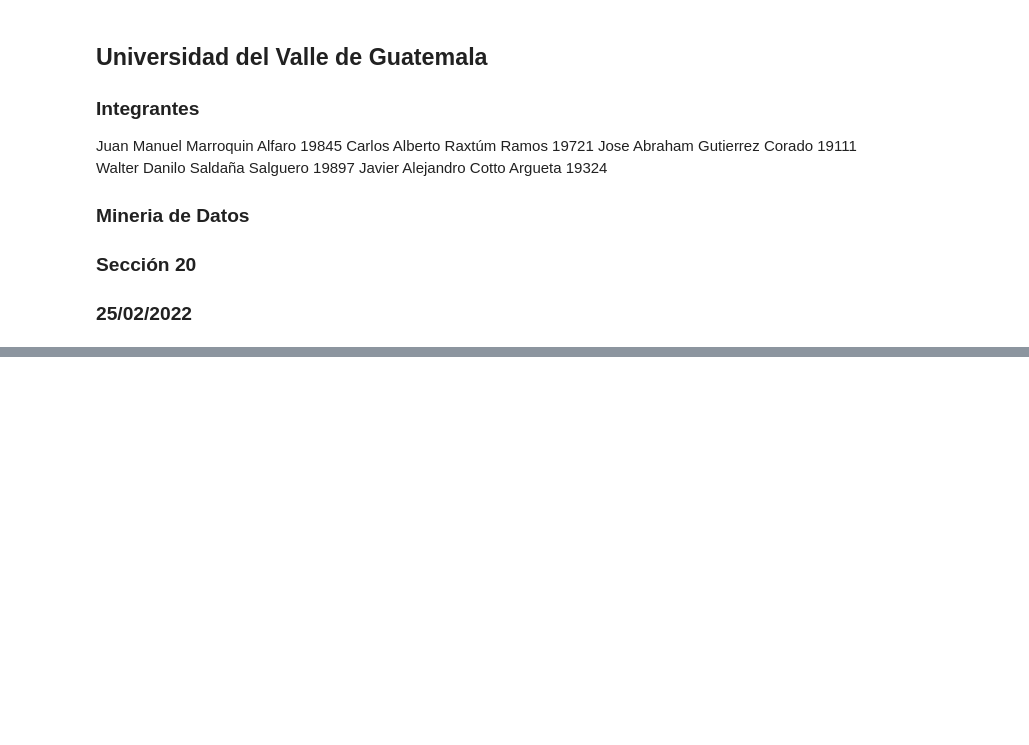
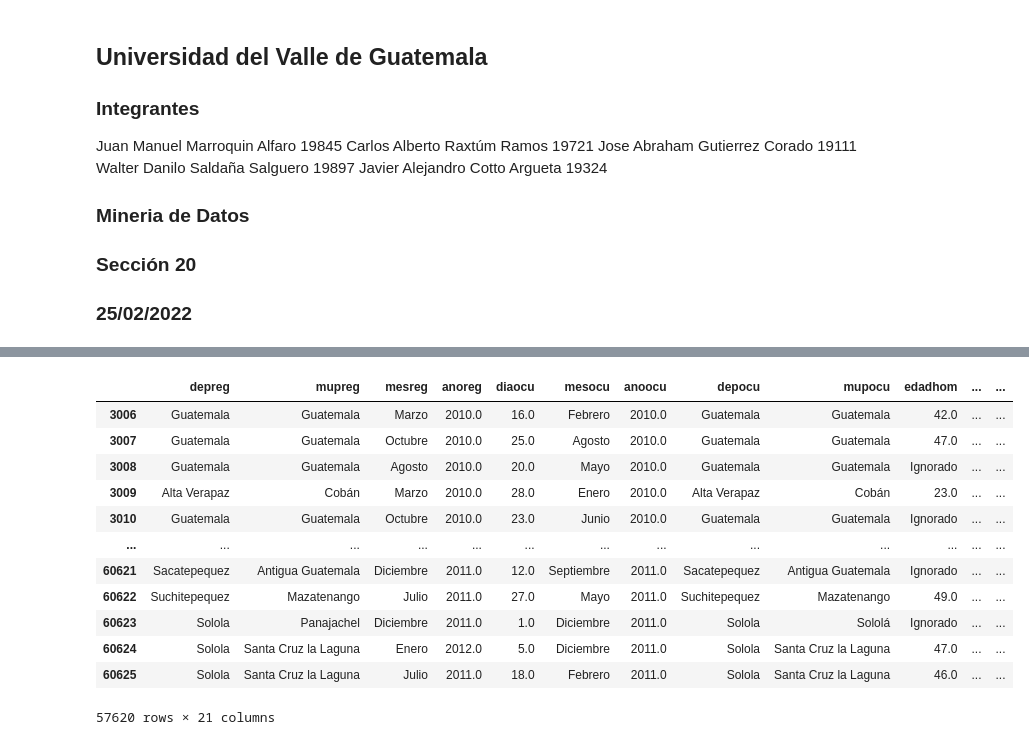
Before and after one commit to Mar19845/Proyecto_Mineria, a Jupyter notebook: Proyecto.ipynb, the cells around one changed output, grey strips where cells are left out. Saved outputs shown, nothing was run; the diff lists cells and outputs as text; code cells hidden in the pictures; blank space fills up the shorter version.

```diff
--- a/Proyecto.ipynb
+++ b/Proyecto.ipynb
@@ -32,0 +55,20 @@ divorcios
+# %%
+drop_rows = []
+for i in range(0, 3006):
+    drop_rows.append(i)
+
+df3 = divorcios.drop(drop_rows)
+# %% [output]
+|  | depreg | mupreg | mesreg | anoreg | diaocu | mesocu | anoocu | depocu | mupocu | edadhom | ... | ... |
+| 3006 | Guatemala | Guatemala | Marzo | 2010.0 | 16.0 | Febrero | 2010.0 | Guatemala | Guatemala | 42.0 | ... | ... |
+| 3007 | Guatemala | Guatemala | Octubre | 2010.0 | 25.0 | Agosto | 2010.0 | Guatemala | Guatemala | 47.0 | ... | ... |
+| 3008 | Guatemala | Guatemala | Agosto | 2010.0 | 20.0 | Mayo | 2010.0 | Guatemala | Guatemala | Ignorado | ... | ... |
+| 3009 | Alta Verapaz | Cobán | Marzo | 2010.0 | 28.0 | Enero | 2010.0 | Alta Verapaz | Cobán | 23.0 | ... | ... |
+| 3010 | Guatemala | Guatemala | Octubre | 2010.0 | 23.0 | Junio | 2010.0 | Guatemala | Guatemala | Ignorado | ... | ... |
+| ... | ... | ... | ... | ... | ... | ... | ... | ... | ... | ... | ... | ... |
+| 60621 | Sacatepequez | Antigua Guatemala | Diciembre | 2011.0 | 12.0 | Septiembre | 2011.0 | Sacatepequez | Antigua Guatemala | Ignorado | ... | ... |
+| 60622 | Suchitepequez | Mazatenango | Julio | 2011.0 | 27.0 | Mayo | 2011.0 | Suchitepequez | Mazatenango | 49.0 | ... | ... |
+| 60623 | Solola | Panajachel | Diciembre | 2011.0 | 1.0 | Diciembre | 2011.0 | Solola | Sololá | Ignorado | ... | ... |
+| 60624 | Solola | Santa Cruz la Laguna | Enero | 2012.0 | 5.0 | Diciembre | 2011.0 | Solola | Santa Cruz la Laguna | 47.0 | ... | ... |
+| 60625 | Solola | Santa Cruz la Laguna | Julio | 2011.0 | 18.0 | Febrero | 2011.0 | Solola | Santa Cruz la Laguna | 46.0 | ... | ... |
+57620 rows × 21 columns
```
Also changed, not shown: parts of 5 cells of this notebook.
